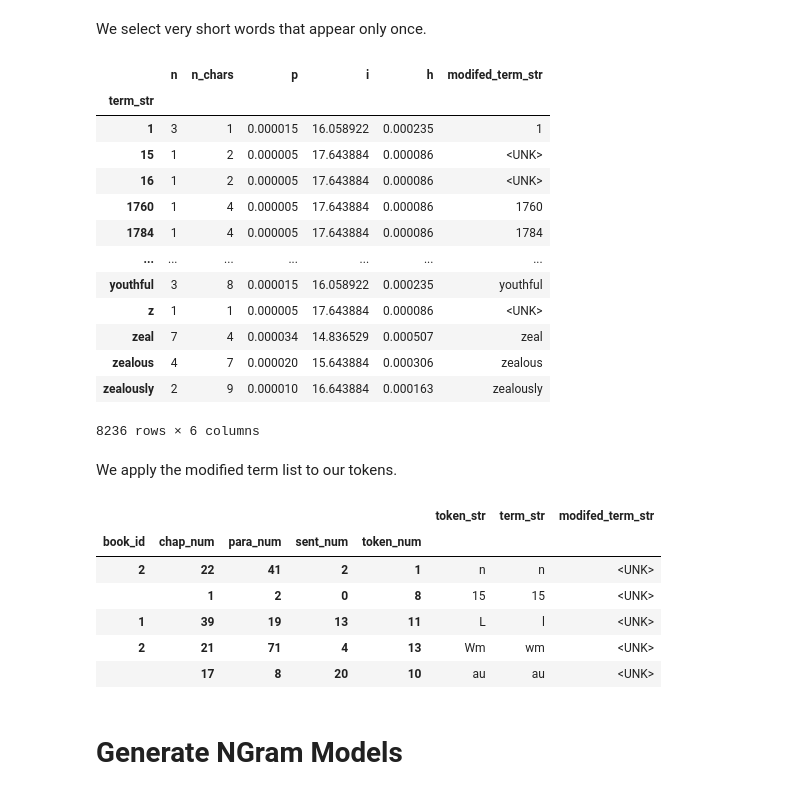
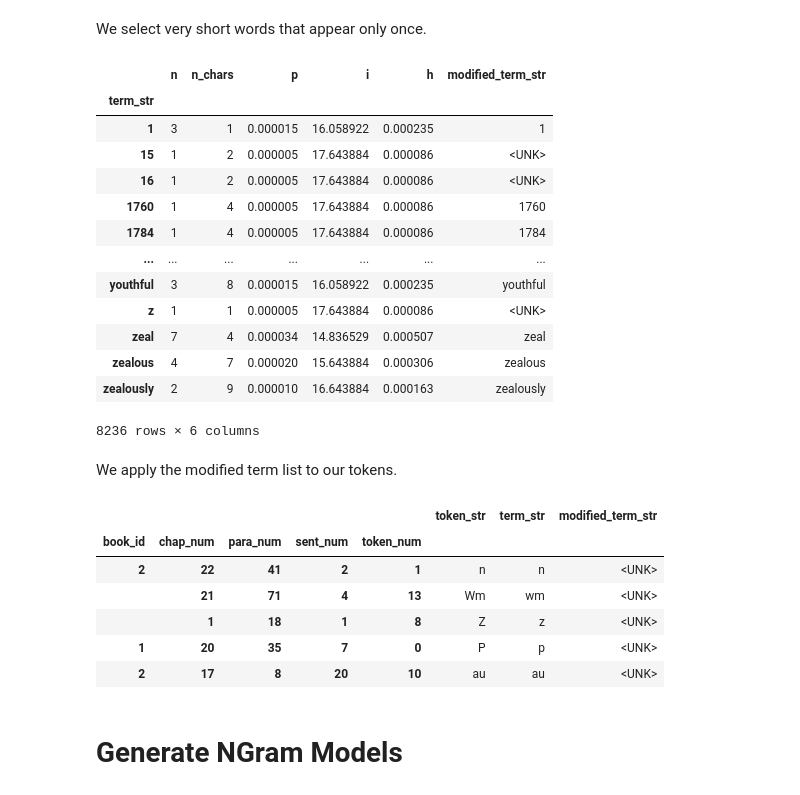
Before and after one commit to ontoligent/DS5001-2023-01-R, a Jupyter notebook: lessons/M03_LanguageModels/M03_EZ.ipynb, the cells around one changed output. Drawn from its saved outputs; the diff is of its cells as text; code cells hidden in the pictures.

```diff
--- a/lessons/M03_LanguageModels/M03_EZ.ipynb
+++ b/lessons/M03_LanguageModels/M03_EZ.ipynb
@@ -48,12 +48,12 @@ VOCAB.head()
 # %% [markdown]
 We select very short words that appear only once.
 # %%
-VOCAB['modifed_term_str'] = VOCAB.index
-VOCAB.loc[(VOCAB.n == 1) & (VOCAB.n_chars < 3), 'modifed_term_str'] = "<UNK>"
+VOCAB['modified_term_str'] = VOCAB.index
+VOCAB.loc[(VOCAB.n == 1) & (VOCAB.n_chars < 3), 'modified_term_str'] = "<UNK>"
 # %%
 VOCAB
 # %% [output]
-|  | n | n_chars | p | i | h | modifed_term_str |
+|  | n | n_chars | p | i | h | modified_term_str |
 | term_str |  |  |  |  |  |  |
 | 1 | 3 | 1 | 0.000015 | 16.058922 | 0.000235 | 1 |
 | 15 | 1 | 2 | 0.000005 | 17.643884 | 0.000086 | <UNK> |
@@ -70,17 +70,17 @@ VOCAB
 # %% [markdown]
 We apply the modified term list to our tokens.
 # %%
-TOKEN['modifed_term_str'] = TOKEN.term_str.map(VOCAB.modifed_term_str)
+TOKEN['modified_term_str'] = TOKEN.term_str.map(VOCAB.modified_term_str)
 # %%
-TOKEN[TOKEN.modifed_term_str == '<UNK>'].sample(5)
+TOKEN[TOKEN.modified_term_str == '<UNK>'].sample(5)
 # %% [output]
-|  |  |  |  |  | token_str | term_str | modifed_term_str |
+|  |  |  |  |  | token_str | term_str | modified_term_str |
 | book_id | chap_num | para_num | sent_num | token_num |  |  |  |
 | 2 | 22 | 41 | 2 | 1 | n | n | <UNK> |
-|  | 1 | 2 | 0 | 8 | 15 | 15 | <UNK> |
-| 1 | 39 | 19 | 13 | 11 | L | l | <UNK> |
-| 2 | 21 | 71 | 4 | 13 | Wm | wm | <UNK> |
-|  | 17 | 8 | 20 | 10 | au | au | <UNK> |
+|  | 21 | 71 | 4 | 13 | Wm | wm | <UNK> |
+|  | 1 | 18 | 1 | 8 | Z | z | <UNK> |
+| 1 | 20 | 35 | 7 | 0 | P | p | <UNK> |
+| 2 | 17 | 8 | 20 | 10 | au | au | <UNK> |
 # %% [markdown]
 # Generate NGram Models
 # %% [markdown]
```
Also changed, not shown: parts of 8 cells of this notebook.
